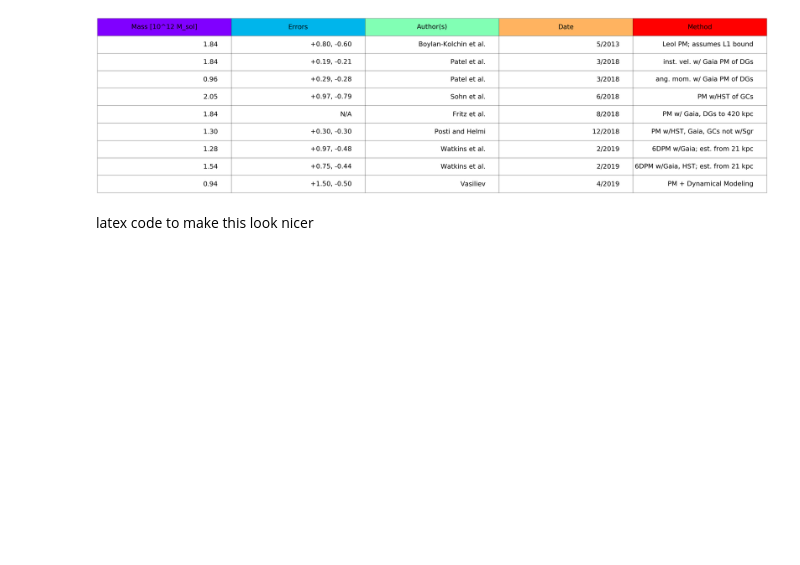
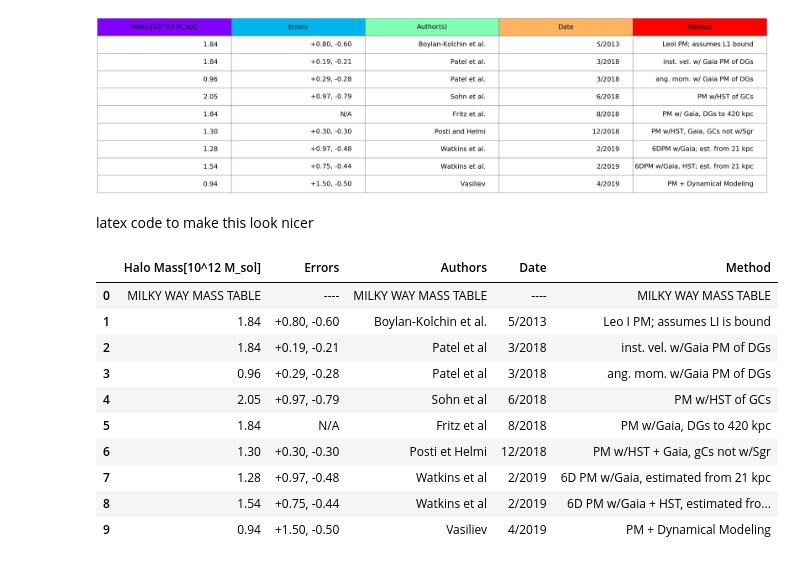
Before and after one commit to m4ese/intraClusterLight, a Jupyter notebook: MW_mass_table.ipynb, the cells around one changed output. Cells and saved outputs as stored; diff of their text form; code cells hidden in the pictures; blank space fills up the shorter version.

Commit message:
added tables, MC intro, Seaborn, Distnances

```diff
--- a/MW_mass_table.ipynb
+++ b/MW_mass_table.ipynb
@@ -80,0 +85,25 @@ latex code to make this look nicer
+# %%
+MW_mass_table={'Halo Mass[10^12 M_sol]': ['MILKY WAY MASS TABLE','1.84', '1.84','0.96','2.05','1.84','1.30','1.28','1.54','0.94'],
+'Errors': ['----','+0.80, -0.60','+0.19, -0.21','+0.29, -0.28','+0.97, -0.79',
+           'N/A','+0.30, -0.30','+0.97, -0.48','+0.75, -0.44','+1.50, -0.50'],
+'Authors': ['MILKY WAY MASS TABLE','Boylan-Kolchin et al.', 'Patel et al','Patel et al','Sohn et al',
+            'Fritz et al','Posti et Helmi','Watkins et al','Watkins et al','Vasiliev'],
+'Date': ['----','5/2013','3/2018','3/2018','6/2018','8/2018','12/2018','2/2019','2/2019','4/2019'],
+'Method' : ['MILKY WAY MASS TABLE','Leo I PM; assumes LI is bound','inst. vel. w/Gaia PM of DGs','ang. mom. w/Gaia PM of DGs',
+           'PM w/HST of GCs','PM w/Gaia, DGs to 420 kpc','PM w/HST + Gaia, gCs not w/Sgr',
+            '6D PM w/Gaia, estimated from 21 kpc','6D PM w/Gaia + HST, estimated from 21 kpc',
+            'PM + Dynamical Modeling']}
+
+pd.DataFrame(data=MW_mass_table)
+# %% [output]
+|  | Halo Mass[10^12 M_sol] | Errors | Authors | Date | Method |
+| 0 | MILKY WAY MASS TABLE | ---- | MILKY WAY MASS TABLE | ---- | MILKY WAY MASS TABLE |
+| 1 | 1.84 | +0.80, -0.60 | Boylan-Kolchin et al. | 5/2013 | Leo I PM; assumes LI is bound |
+| 2 | 1.84 | +0.19, -0.21 | Patel et al | 3/2018 | inst. vel. w/Gaia PM of DGs |
+| 3 | 0.96 | +0.29, -0.28 | Patel et al | 3/2018 | ang. mom. w/Gaia PM of DGs |
+| 4 | 2.05 | +0.97, -0.79 | Sohn et al | 6/2018 | PM w/HST of GCs |
+| 5 | 1.84 | N/A | Fritz et al | 8/2018 | PM w/Gaia, DGs to 420 kpc |
+| 6 | 1.30 | +0.30, -0.30 | Posti et Helmi | 12/2018 | PM w/HST + Gaia, gCs not w/Sgr |
+| 7 | 1.28 | +0.97, -0.48 | Watkins et al | 2/2019 | 6D PM w/Gaia, estimated from 21 kpc |
+| 8 | 1.54 | +0.75, -0.44 | Watkins et al | 2/2019 | 6D PM w/Gaia + HST, estimated fro... |
+| 9 | 0.94 | +1.50, -0.50 | Vasiliev | 4/2019 | PM + Dynamical Modeling |
```
Also changed, not shown: parts of 6 cells of this notebook, 4 other files.
